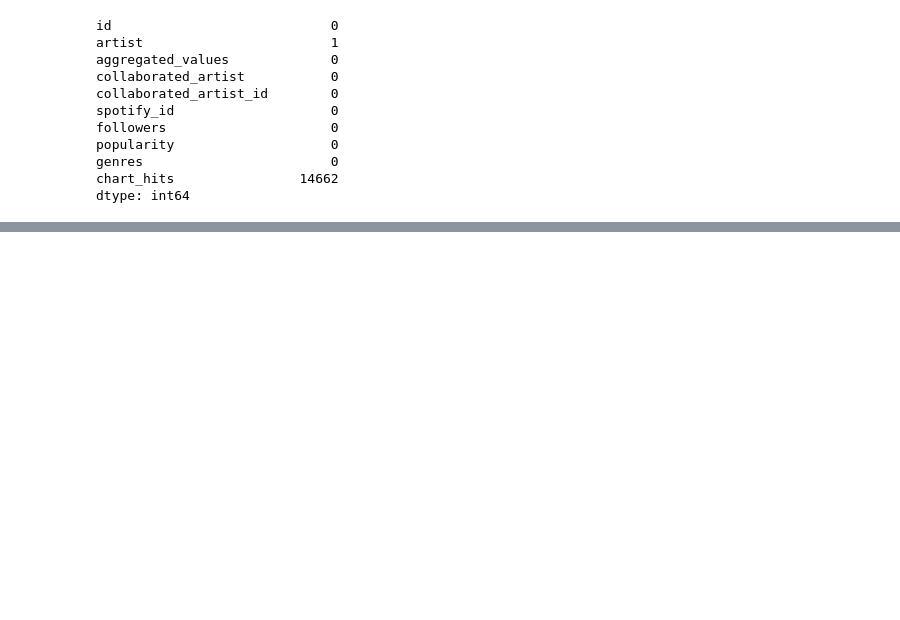
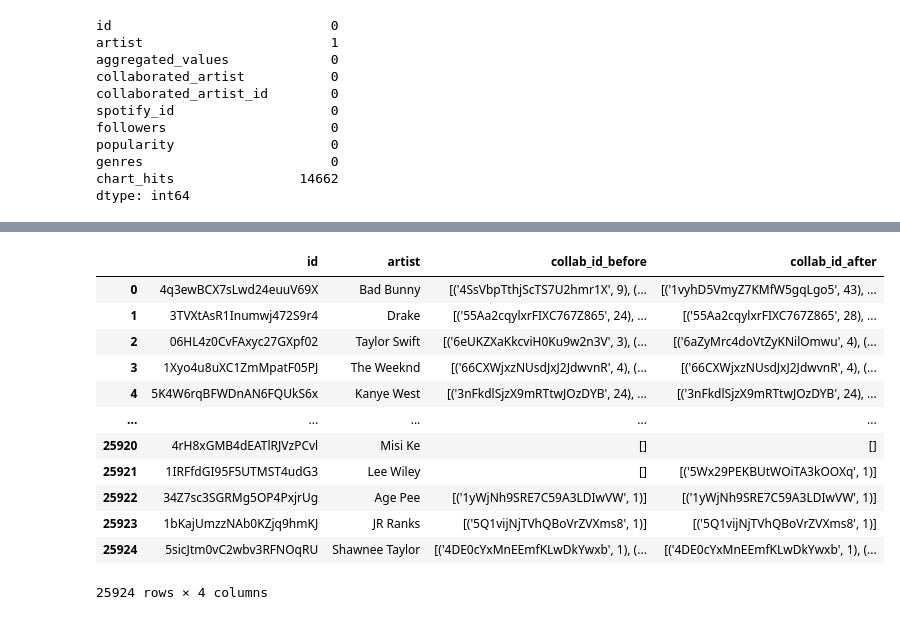
Before and after one commit to lazy0ninja/Social_Media_Analytics, a Jupyter notebook: Final Project/model.ipynb, the cells around one changed output, grey strips where cells are left out. Saved outputs shown, nothing was run; the diff lists cells and outputs as text; code cells hidden in the pictures; blank space fills up the shorter version.

```diff
--- a/Final Project/model.ipynb
+++ b/Final Project/model.ipynb
@@ -41,0 +76,19 @@ df
+# %%
+def extract_all_fields(row, part):
+    fields = ['duration_ms', 'danceability', 'energy', 'key', 'loudness', 'mode', 'speechiness', 'acousticness', 'instrumentalness', 'liveness', 'valence', 'tempo']
+    results = {}
+    for field in fields:
+        pattern = rf"'{part}':.*?'{field}': ([\d.+-]+)"
+        match = re.search(pattern, row)
+        if match:
+            try:
+                results[f"{part}_{field}"] = float(match.group(1))
+            except ValueError:
+                results[f"{part}_{field}"] = None
+    return results
+# %%
+# Apply the extraction function for 'before' and 'after' parts
+for part in ['before', 'after']:
+    extracted_data = df['aggregated_values'].apply(lambda x: extract_all_fields(x, part))
+    for key in extracted_data.apply(lambda x: x.keys()).iloc[0]:
+        df[key] = extracted_data.apply(lambda x: x.get(key))
@@ -41,0 +127,13 @@ df
+# %%
+def extract_full_list(section_text, key):
+    # Regex pattern to capture everything within brackets [] for the specified section
+    pattern = rf"'{key}': (\[.*?\])(, 'after'|}})"
+    match = re.search(pattern, section_text, re.DOTALL)
+    if match:
+        return match.group(1)
+    else:
+        return None
+
+# Apply the function to each row for 'before' and 'after', creating new columns
+df['collab_id_before'] = df['collaborated_artist_id'].apply(lambda x: extract_full_list(x, 'before'))
+df['collab_id_after'] = df['collaborated_artist_id'].apply(lambda x: extract_full_list(x, 'after'))
@@ -41,0 +150,18 @@ df
+# %%
+collab_df = df[['id', 'artist', 'collab_id_before', 'collab_id_after']]
+# %%
+collab_df
+# %% [output]
+|  | id | artist | collab_id_before | collab_id_after |
+| 0 | 4q3ewBCX7sLwd24euuV69X | Bad Bunny | [('4SsVbpTthjScTS7U2hmr1X', 9), (... | [('1vyhD5VmyZ7KMfW5gqLgo5', 43), ... |
+| 1 | 3TVXtAsR1Inumwj472S9r4 | Drake | [('55Aa2cqylxrFIXC767Z865', 24), ... | [('55Aa2cqylxrFIXC767Z865', 28), ... |
+| 2 | 06HL4z0CvFAxyc27GXpf02 | Taylor Swift | [('6eUKZXaKkcviH0Ku9w2n3V', 3), (... | [('6aZyMrc4doVtZyKNilOmwu', 4), (... |
+| 3 | 1Xyo4u8uXC1ZmMpatF05PJ | The Weeknd | [('66CXWjxzNUsdJxJ2JdwvnR', 4), (... | [('66CXWjxzNUsdJxJ2JdwvnR', 4), (... |
+| 4 | 5K4W6rqBFWDnAN6FQUkS6x | Kanye West | [('3nFkdlSjzX9mRTtwJOzDYB', 24), ... | [('3nFkdlSjzX9mRTtwJOzDYB', 24), ... |
+| ... | ... | ... | ... | ... |
+| 25920 | 4rH8xGMB4dEATlRJVzPCvl | Misi Ke | [] | [] |
+| 25921 | 1IRFfdGI95F5UTMST4udG3 | Lee Wiley | [] | [('5Wx29PEKBUtWOiTA3kOOXq', 1)] |
+| 25922 | 34Z7sc3SGRMg5OP4PxjrUg | Age Pee | [('1yWjNh9SRE7C59A3LDIwVW', 1)] | [('1yWjNh9SRE7C59A3LDIwVW', 1)] |
+| 25923 | 1bKajUmzzNAb0KZjq9hmKJ | JR Ranks | [('5Q1vijNjTVhQBoVrZVXms8', 1)] | [('5Q1vijNjTVhQBoVrZVXms8', 1)] |
+| 25924 | 5sicJtm0vC2wbv3RFNOqRU | Shawnee Taylor | [('4DE0cYxMnEEmfKLwDkYwxb', 1), (... | [('4DE0cYxMnEEmfKLwDkYwxb', 1), (... |
+25924 rows × 4 columns
```
Also changed, not shown: parts of 45 cells of this notebook, 2 other files.
